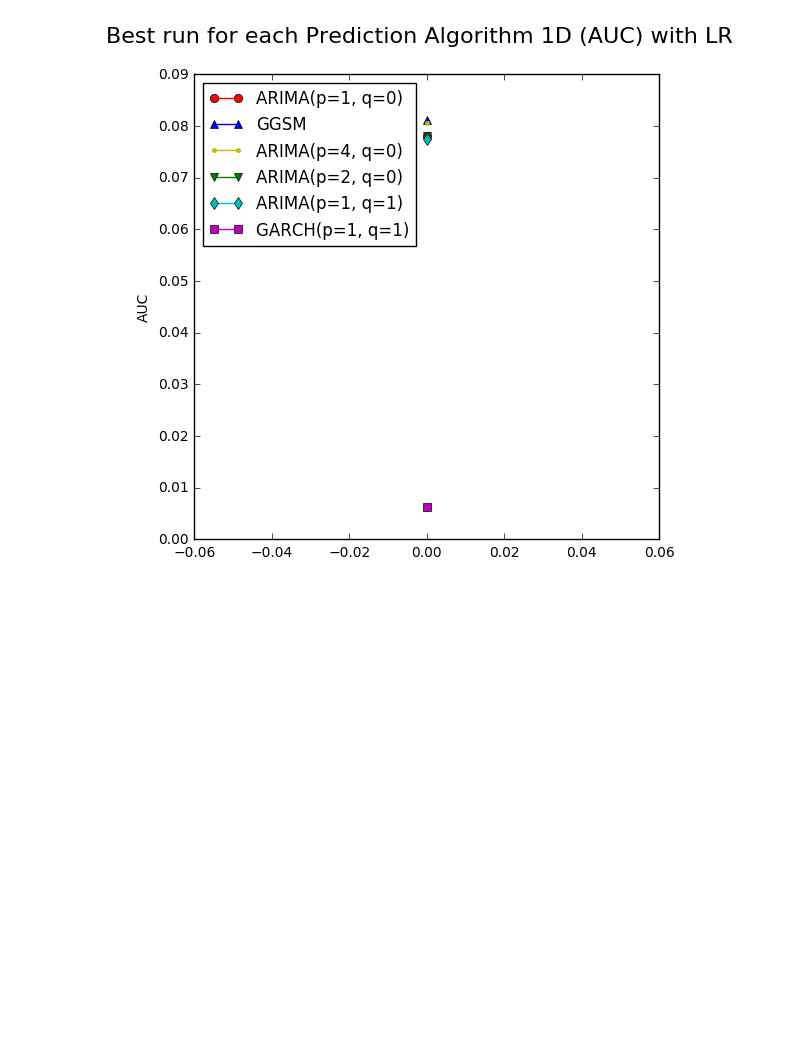
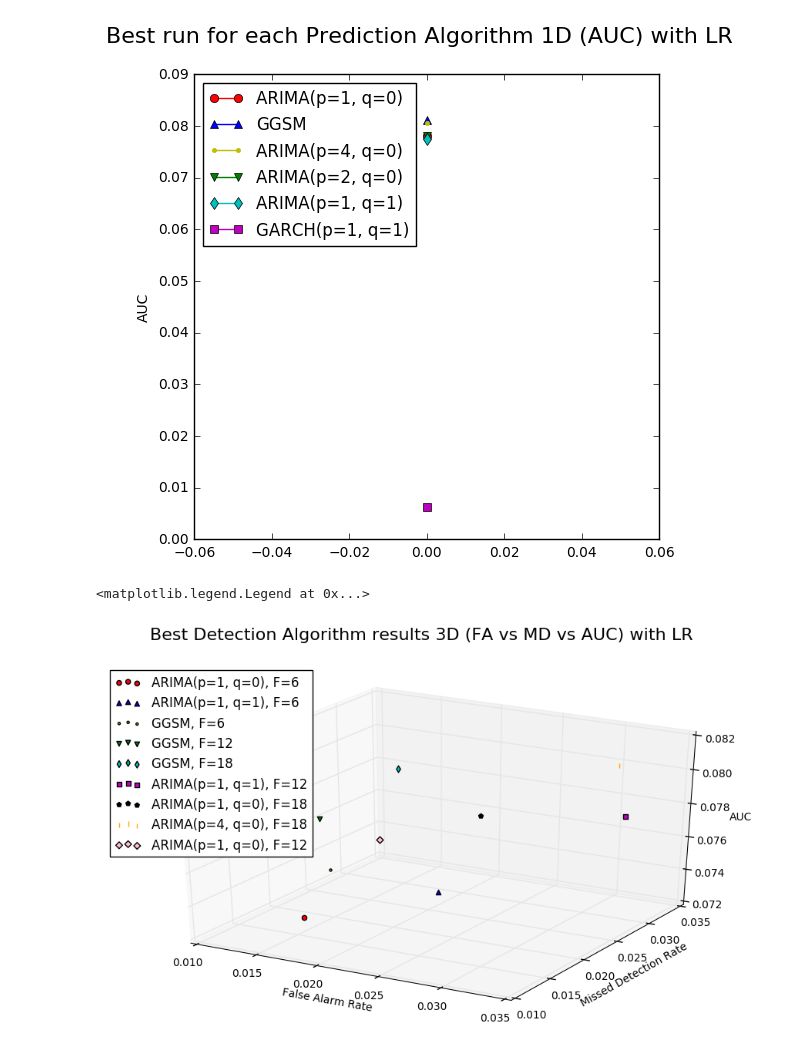
Before and after one commit to fedep3/sdl, a Jupyter notebook: LR Prediction Results.ipynb, the cells around one changed output. Saved outputs shown, nothing was run; the diff lists cells and outputs as text; code cells hidden in the pictures; blank space fills up the shorter version.

```diff
--- a/LR Prediction Results.ipynb
+++ b/LR Prediction Results.ipynb
@@ -238,6 +238,60 @@ plt.legend(loc='upper left')
 # %% [output]
 <matplotlib.legend.Legend at 0x...>
 [figure]
+# %%
+r = [
+ 'Model=GGSM, ROC AUC=0.0812246390532, Past Prediction Horizon=96, Future Prediction Horizon=18, Threshold=3.275, FA=0.0203327171904, MD=0.0203327171904',
+ 'Model=ARIMA(p=4, q=0), ROC AUC=0.0806684099319, Past Prediction Horizon=48, Future Prediction Horizon=18, Threshold=3.925, FA=0.0319240724763, MD=0.0310612597066',
+ 'Model=GGSM, ROC AUC=0.0788243529895, Past Prediction Horizon=96, Future Prediction Horizon=12, Threshold=3.625, FA=0.0166821130677, MD=0.0157553290083',
+ 'Model=ARIMA(p=1, q=0), ROC AUC=0.0781599225366, Past Prediction Horizon=48, Future Prediction Horizon=18, Threshold=3.775, FA=0.0245183887916, MD=0.0245183887916',
+ 'Model=ARIMA(p=1, q=1), ROC AUC=0.0774931088637, Past Prediction Horizon=32, Future Prediction Horizon=12, Threshold=3.525, FA=0.0320945945946, MD=0.0320945945946',
+ 'Model=ARIMA(p=1, q=0), ROC AUC=0.0771880744408, Past Prediction Horizon=48, Future Prediction Horizon=12, Threshold=3.775, FA=0.0193661971831, MD=0.0193661971831',
+ 'Model=GGSM, ROC AUC=0.0759070294785, Past Prediction Horizon=96, Future Prediction Horizon=6, Threshold=3.875, FA=0.0174953959484, MD=0.0156537753223',
+ 'Model=ARIMA(p=1, q=1), ROC AUC=0.0732927422812, Past Prediction Horizon=32, Future Prediction Horizon=6, Threshold=3.825, FA=0.0214224507284, MD=0.0239931448158',
+ 'Model=ARIMA(p=1, q=0), ROC AUC=0.0726797522238, Past Prediction Horizon=48, Future Prediction Horizon=6, Threshold=3.925, FA=0.0150044130627, MD=0.0158870255958',
+]
+algorithm_results = dict()
+
+for line in r:
+    toks = line.split(', ')
+
+    if len(toks) == 7:
+        algorithm = toks[0].replace('Model=', '')+ ', F=' + toks[3].split('=')[1]
+    else:
+        algorithm = toks[0].replace('Model=', '') + ', ' + toks[1] + ', F=' + toks[4].split('=')[1]
+
+    if algorithm not in algorithm_results:
+        algorithm_results[algorithm] = []
+
+
+    if len(toks) == 7:
+        algorithm_results[algorithm].append([float(toks[1].split('=')[1])] + map(lambda t: float(t.split('=')[1]), toks[5:]))
+    else:
+        algorithm_results[algorithm].append([float(toks[2].split('=')[1])] + map(lambda t: float(t.split('=')[1]), toks[6:]))
+
+fig = plt.figure(figsize=(11, 6))
+fig.suptitle('Best Detection Algorithm results 3D (FA vs MD vs AUC) with LR', fontsize=16)
+ax = fig.add_subplot(111, projection='3d')
+ax.set_xlabel('False Alarm Rate')
+ax.set_ylabel('Missed Detection Rate')
+ax.set_zlabel('AUC')
+
+colors_and_markers = [('r', 'o'), ('b', '^'), ('y', '.'), ('g', 'v'),
+                      ('c', 'd'), ('m', 's'), ('k', 'p'), ('#FFA500', '|'), ('#FFC0CB', 'D')]
+count = 0
+
+for algorithm, algorithm_result in algorithm_results.iteritems():
+    x = [r[1] for r in algorithm_result]
+    y = [r[2] for r in algorithm_result]
+    z = [r[0] for r in algorithm_result]
+    c, m = colors_and_markers[count]
+    count += 1
+    ax.scatter(x, y, z, c=c, marker=m, label=algorithm)
+
+plt.legend(loc='upper left')
+# %% [output]
+<matplotlib.legend.Legend at 0x...>
+[figure, added]
 # %%
 r = [
  'Model=ARIMA(p=4, q=0), Past Prediction Horizon=48, Future Prediction Horizon=18, Threshold=3.925, FA=0.0705882352941, MD=0.0',
```
Also changed, not shown: parts of 4 cells of this notebook, 3 other files.
